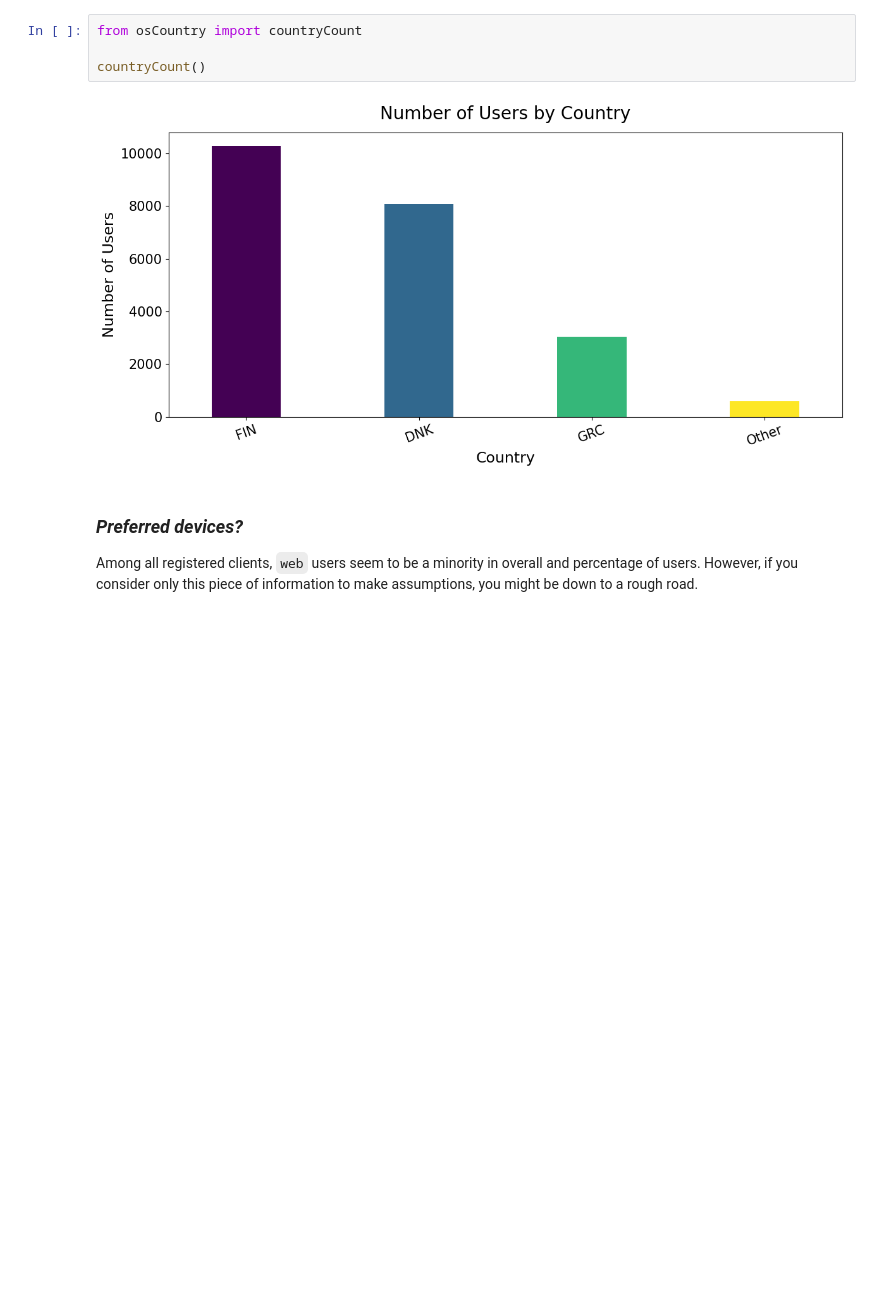
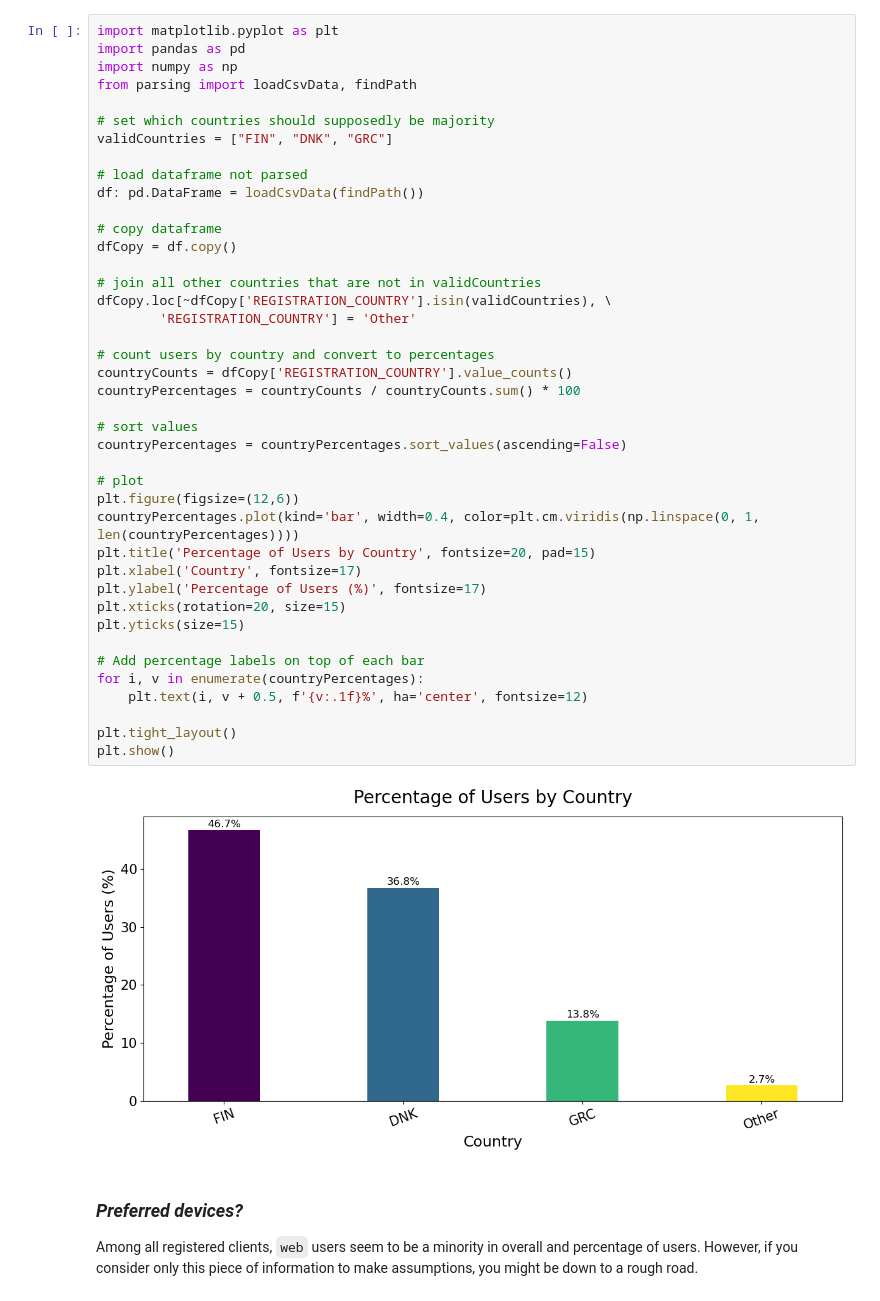
Before and after one commit to FjjDessoyCaraballo/restaurant-data, a Jupyter notebook: task2/notebook.ipynb, the cells around one changed output. Drawn from its saved outputs; the diff is of its cells as text; blank space fills up the shorter version.

Commit message:
fix: changed first plot from brute numbers to percentage

```diff
--- a/task2/notebook.ipynb
+++ b/task2/notebook.ipynb
@@ -15,9 +17,46 @@ Let's slow down and see the data first. First, let's first show the registration
-# %%
-from osCountry import countryCount
-
-countryCount()
-# %% [output]
-[figure, removed]
+# %%
+import matplotlib.pyplot as plt
+import pandas as pd
+import numpy as np
+from parsing import loadCsvData, findPath
+
+# set which countries should supposedly be majority
+validCountries = ["FIN", "DNK", "GRC"]
+
+# load dataframe not parsed
+df: pd.DataFrame = loadCsvData(findPath())
+
+# copy dataframe
+dfCopy = df.copy()
+
+# join all other countries that are not in validCountries
+dfCopy.loc[~dfCopy['REGISTRATION_COUNTRY'].isin(validCountries), \
+		'REGISTRATION_COUNTRY'] = 'Other'
+
+# count users by country and convert to percentages
+countryCounts = dfCopy['REGISTRATION_COUNTRY'].value_counts()
+countryPercentages = countryCounts / countryCounts.sum() * 100
+
+# sort values
+countryPercentages = countryPercentages.sort_values(ascending=False)
+
+# plot
+plt.figure(figsize=(12,6))
+countryPercentages.plot(kind='bar', width=0.4, color=plt.cm.viridis(np.linspace(0, 1, len(countryPercentages))))
+plt.title('Percentage of Users by Country', fontsize=20, pad=15)
+plt.xlabel('Country', fontsize=17)
+plt.ylabel('Percentage of Users (%)', fontsize=17)
+plt.xticks(rotation=20, size=15)
+plt.yticks(size=15)
+
+# Add percentage labels on top of each bar
+for i, v in enumerate(countryPercentages):
+    plt.text(i, v + 0.5, f'{v:.1f}%', ha='center', fontsize=12)
+
+plt.tight_layout()
+plt.show()
+# %% [output]
+[figure, added]
 # %% [markdown]
 ### *Preferred devices?*
 
```
Also changed, not shown: parts of 1 cell of this notebook, 1 other file.
